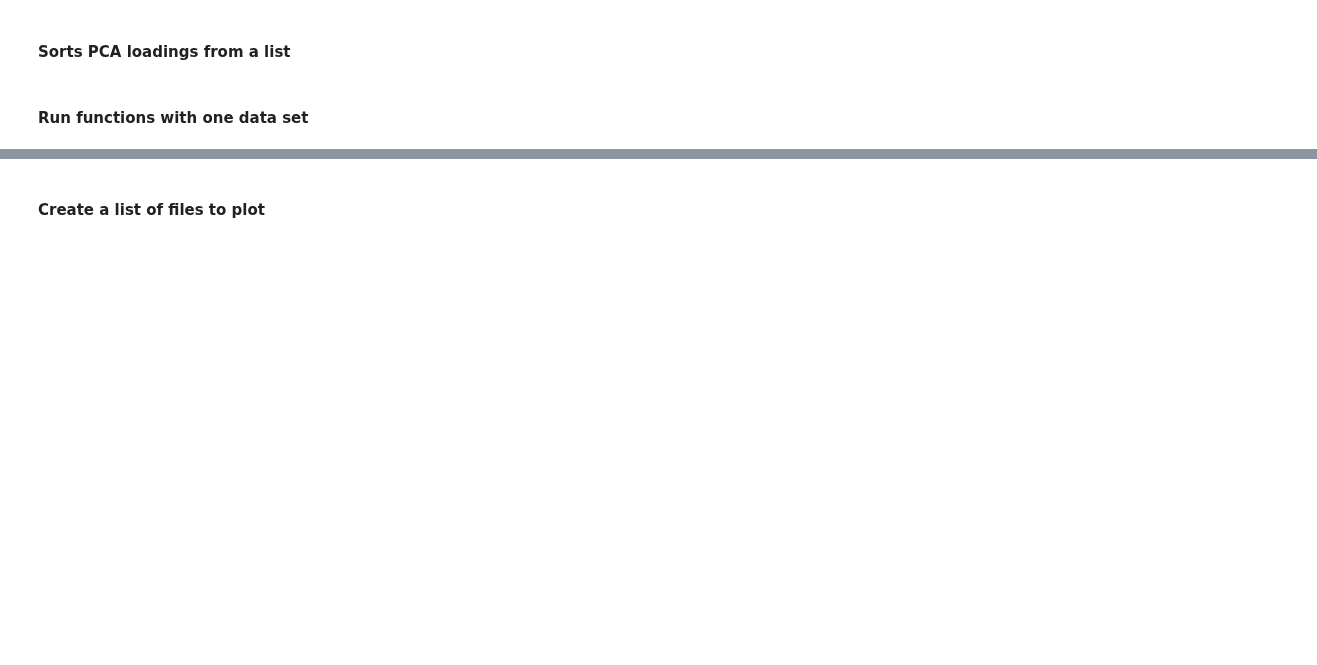
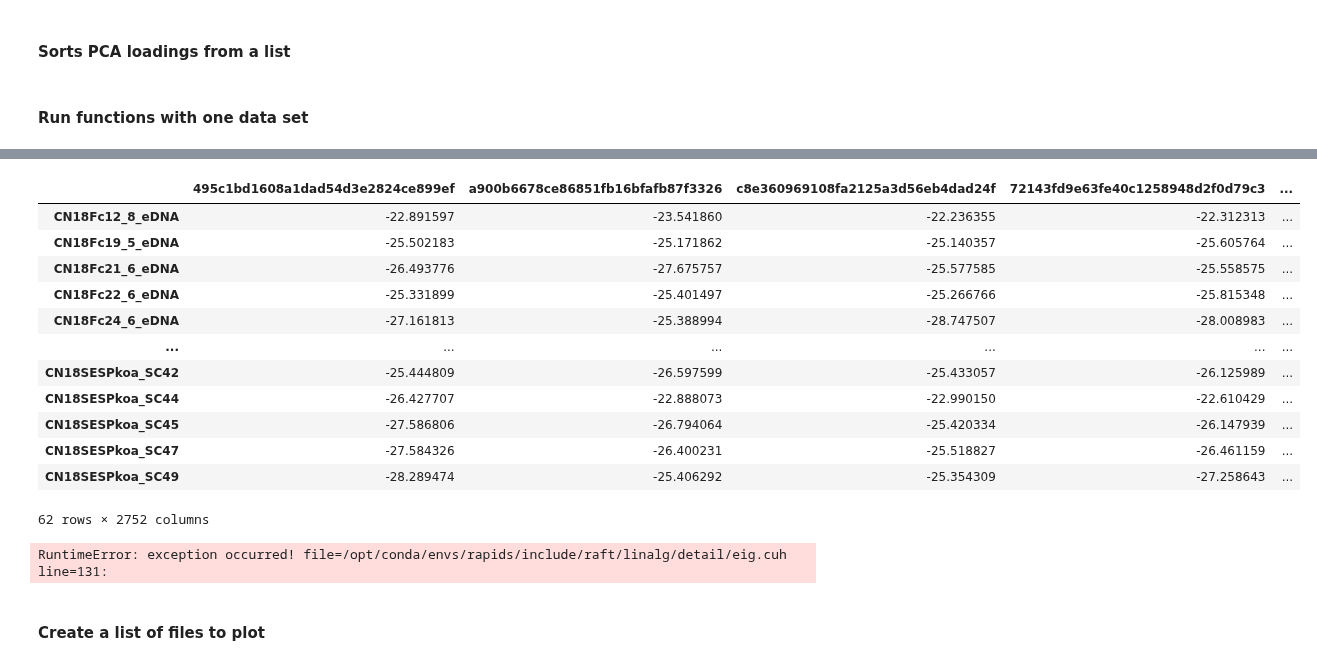
Before and after one commit to nvpatin/MAMBO, a Jupyter notebook: Data_modeling_PCA_GPU_v3.ipynb, the cells around one changed output, grey strips where cells are left out. Drawn from its saved outputs; the diff is of its cells as text; code cells hidden in the pictures; blank space fills up the shorter version.

Commit message:
Edited PCA_GPU_v3 for RAPIDS

```diff
--- a/Data_modeling_PCA_GPU_v3.ipynb
+++ b/Data_modeling_PCA_GPU_v3.ipynb
@@ -58,3 +43,16 @@ def ranRelPct(df, asLogOdds = True):
+# %%
+def ranRelPct_cupy(df, asLogOdds = True):
+    for i in range(df.shape[1]):
+        col = df.iloc[:,i]
+        a = col + 1
+        b = col.sum() - col + 1
+        beta_dist = cp.random.beta(a,b)
+        beta_dist /= col.sum()
+        df.iloc[:,i] = beta_dist
+    # convert to log-odds if requested
+    if asLogOdds:
+        result = np.log(df / (1 - df))
+    return result.transpose()
 # %% [markdown]
 #### Draws sample of relative percent of occurrence and conducts PCA df: data frame where rows = samples and columns = ASVs
 #### Returns a dictionary containing :
@@ -104,4 +107,5 @@ def sortLoadings(loading_list, pc, asvs, asRanks = False):
 #### Run functions with one data set
 # %%
 file1 = "./Data/Flyer2018_16S_table_counts.tsv"
-asvs1 = cudf.read_csv(file1, index_col=0, sep="\t").transpose()
+# no need to transpose with new ranRelPct function that works on columns
+asvs1 = cudf.read_csv(file1, index_col=0, sep="\t")
@@ -108,6 +121,26 @@ asvs1 = cudf.read_csv(file1, index_col=0, sep="\t").transpose()
+# %%
+df = ranRelPct_cupy(asvs1, asLogOdds = True)
+df
+# %% [output]
+|  | 495c1bd1608a1dad54d3e2824ce899ef | a900b6678ce86851fb16bfafb87f3326 | c8e360969108fa2125a3d56eb4dad24f | 72143fd9e63fe40c1258948d2f0d79c3 | ... |
+| CN18Fc12_8_eDNA | -22.891597 | -23.541860 | -22.236355 | -22.312313 | ... |
+| CN18Fc19_5_eDNA | -25.502183 | -25.171862 | -25.140357 | -25.605764 | ... |
+| CN18Fc21_6_eDNA | -26.493776 | -27.675757 | -25.577585 | -25.558575 | ... |
+| CN18Fc22_6_eDNA | -25.331899 | -25.401497 | -25.266766 | -25.815348 | ... |
+| CN18Fc24_6_eDNA | -27.161813 | -25.388994 | -28.747507 | -28.008983 | ... |
+| ... | ... | ... | ... | ... | ... |
+| CN18SESPkoa_SC42 | -25.444809 | -26.597599 | -25.433057 | -26.125989 | ... |
+| CN18SESPkoa_SC44 | -26.427707 | -22.888073 | -22.990150 | -22.610429 | ... |
+| CN18SESPkoa_SC45 | -27.586806 | -26.794064 | -25.420334 | -26.147939 | ... |
+| CN18SESPkoa_SC47 | -27.584326 | -26.400231 | -25.518827 | -26.461159 | ... |
+| CN18SESPkoa_SC49 | -28.289474 | -25.406292 | -25.354309 | -27.258643 | ... |
+62 rows × 2752 columns
 # %%
 asv_PCAs = [samplePCA(asvs1, 3) for i in range(10)]
-raw_loadings = [x["loadings"] for x in asv_PCAs]
+#raw_loadings = [x["loadings"] for x in asv_PCAs]
+asv_PCAs
+# %% [output]
+RuntimeError: exception occurred! file=/opt/conda/envs/rapids/include/raft/linalg/detail/eig.cuh line=131:
 # %%
 df = sortLoadings(raw_loadings, 0, asvs1.columns.values, True)
 sns.heatmap(df)
```
Also changed, not shown: parts of 4 cells of this notebook.
